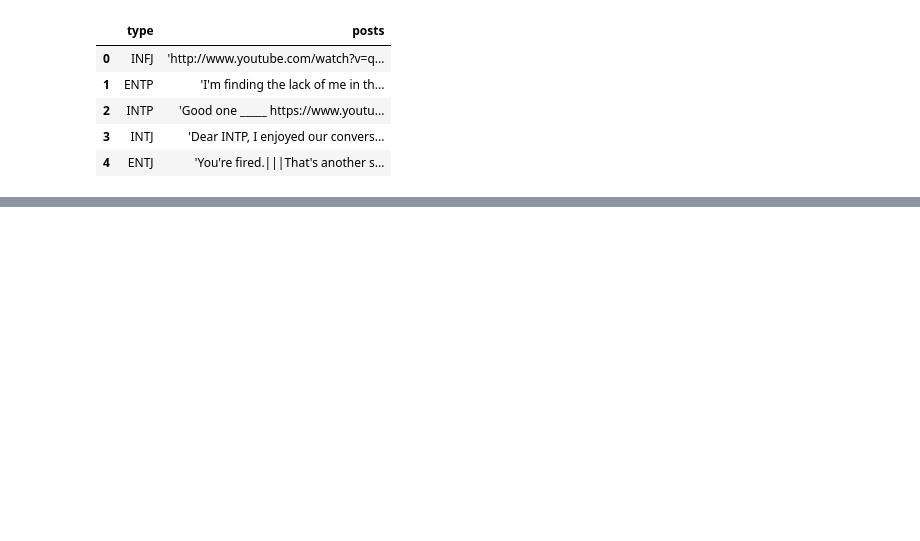
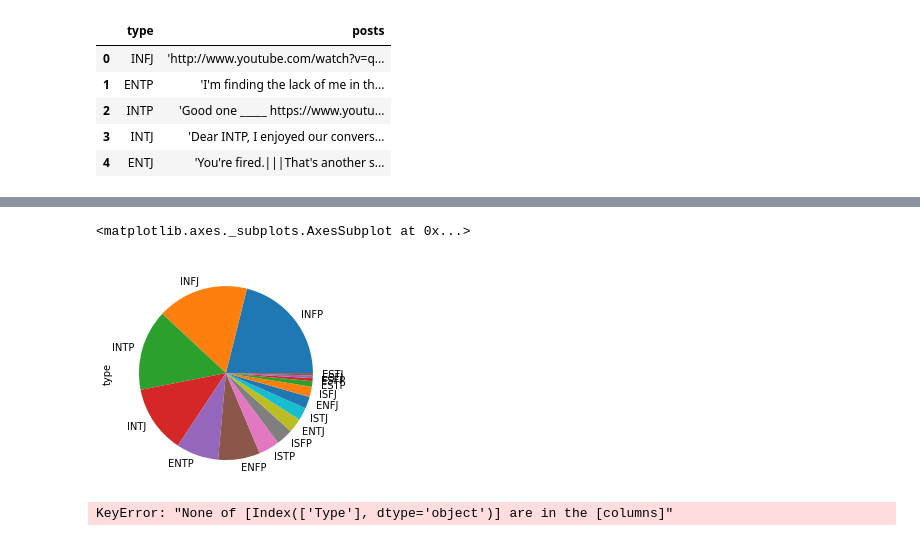
Before and after one commit to andrewzee23/personality_prediction, a Jupyter notebook: kristina/data_cleaning.ipynb, the cells around one changed output, grey strips where cells are left out. Drawn from its saved outputs; the diff is of its cells as text; code cells hidden in the pictures; blank space fills up the shorter version.

```diff
--- a/kristina/data_cleaning.ipynb
+++ b/kristina/data_cleaning.ipynb
@@ -15,3 +23,12 @@ data.head()
+# %%
+data['type'].value_counts().plot(kind = 'pie')
+# %% [output]
+<matplotlib.axes._subplots.AxesSubplot at 0x...>
+[figure, added]
+# %%
+data.hist(column='Type')
+# %% [output]
+KeyError: "None of [Index(['Type'], dtype='object')] are in the [columns]"
 # %%
 # trying to expand the dataset
 # https://stackoverflow.com/questions/12680754/split-explode-pandas-dataframe-string-entry-to-separate-rows
```
Also changed, not shown: parts of 2 cells of this notebook, 3 other files.
